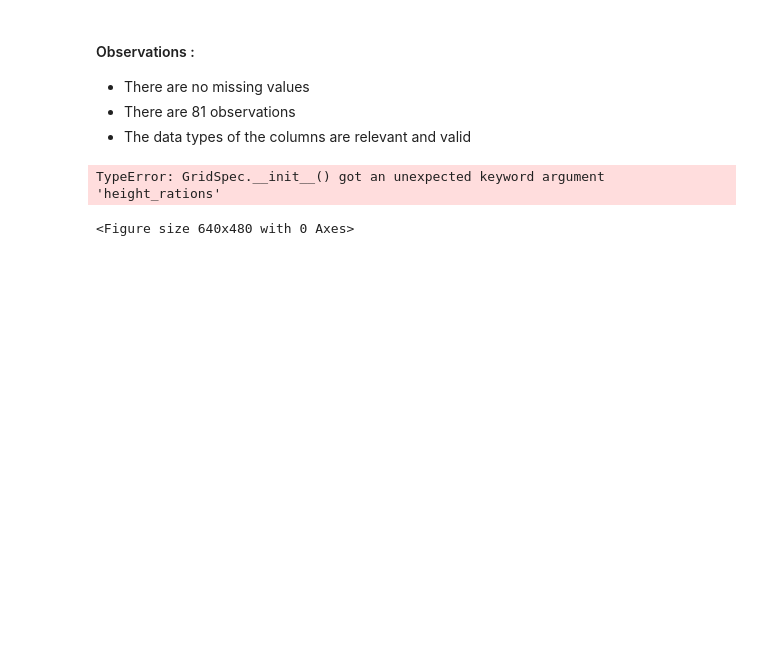
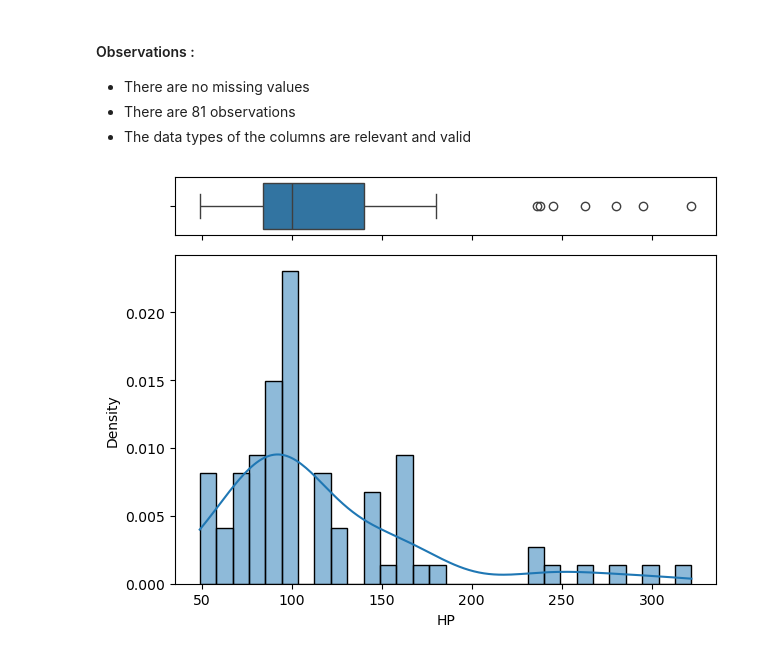
Before and after one commit to praveenreddy1833/AIML_Assignment_033, a Jupyter notebook: multilinear.ipynb, the cells around one changed output. Drawn from its saved outputs; the diff is of its cells as text; code cells hidden in the pictures; blank space fills up the shorter version.

```diff
--- a/multilinear.ipynb
+++ b/multilinear.ipynb
@@ -72,19 +72,18 @@ dtype: int64
 - The data types of the columns are relevant and valid
 # %%
 # Create the Subplots
-fig, (ax_box, ax_hist) = plt.subplots(2, sharex=True, gridspec_kw={"height_rations": (.15, .85)})
+fig, (ax_box, ax_hist) = plt.subplots(2, sharex=True, gridspec_kw={"height_ratios": (.15, .85)})
 
 #Create a box plot
 sns.boxplot(data =cars, x='HP',ax=ax_box,orient='h')
 ax_box.set(xlabel='')
 
 # Creating a histogram in the same x-axis
 sns.histplot(data=cars, x='HP', ax=ax_hist, bins=30, kde=True, stat="density")
 ax_hist.set(ylabel='Density')
 
 # Adjust Layout
 plt.tight_layout()
 plt.show()
 # %% [output]
-TypeError: GridSpec.__init__() got an unexpected keyword argument 'height_rations'
-<Figure size 640x480 with 0 Axes>
+[figure, added]
```
Also changed, not shown: parts of 13 cells of this notebook.
